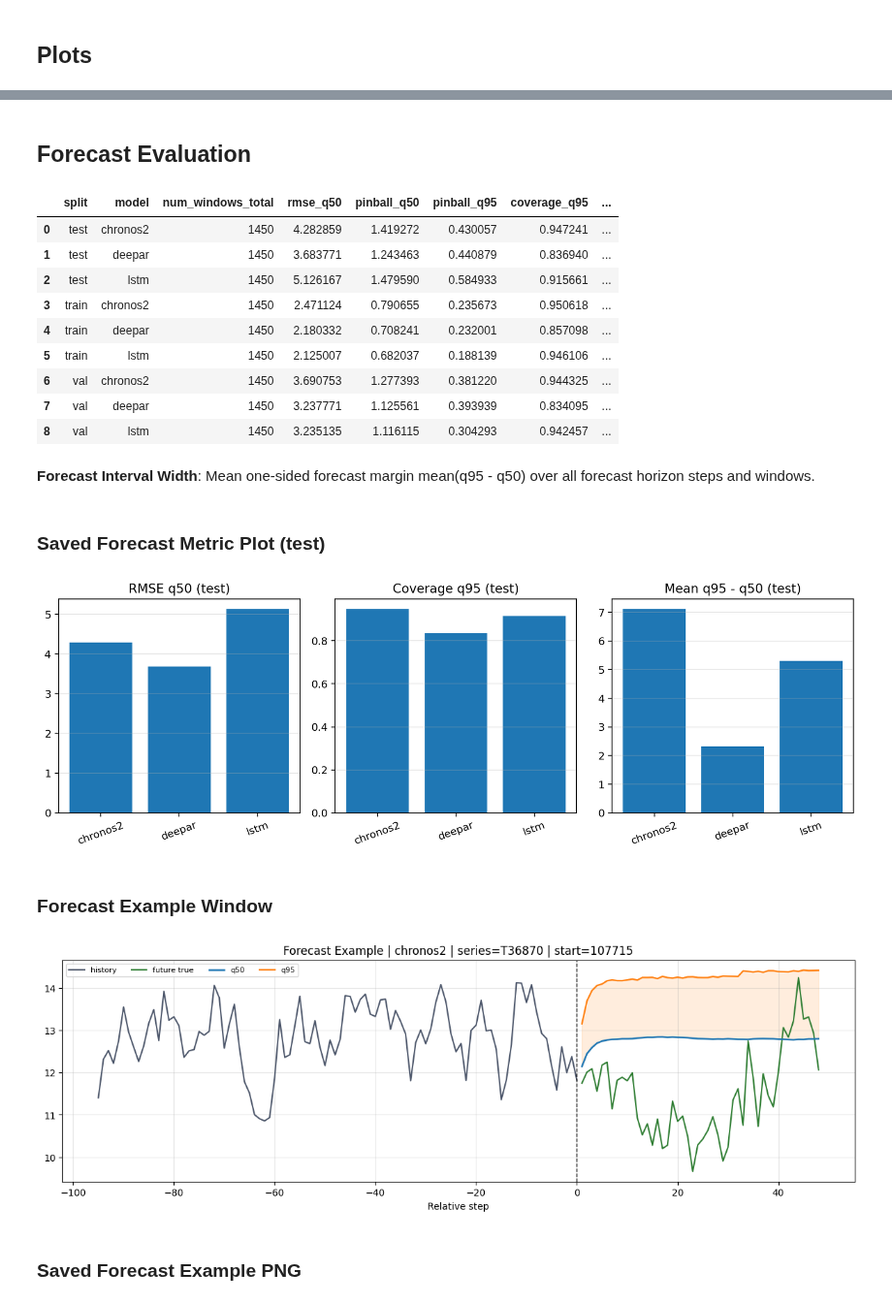
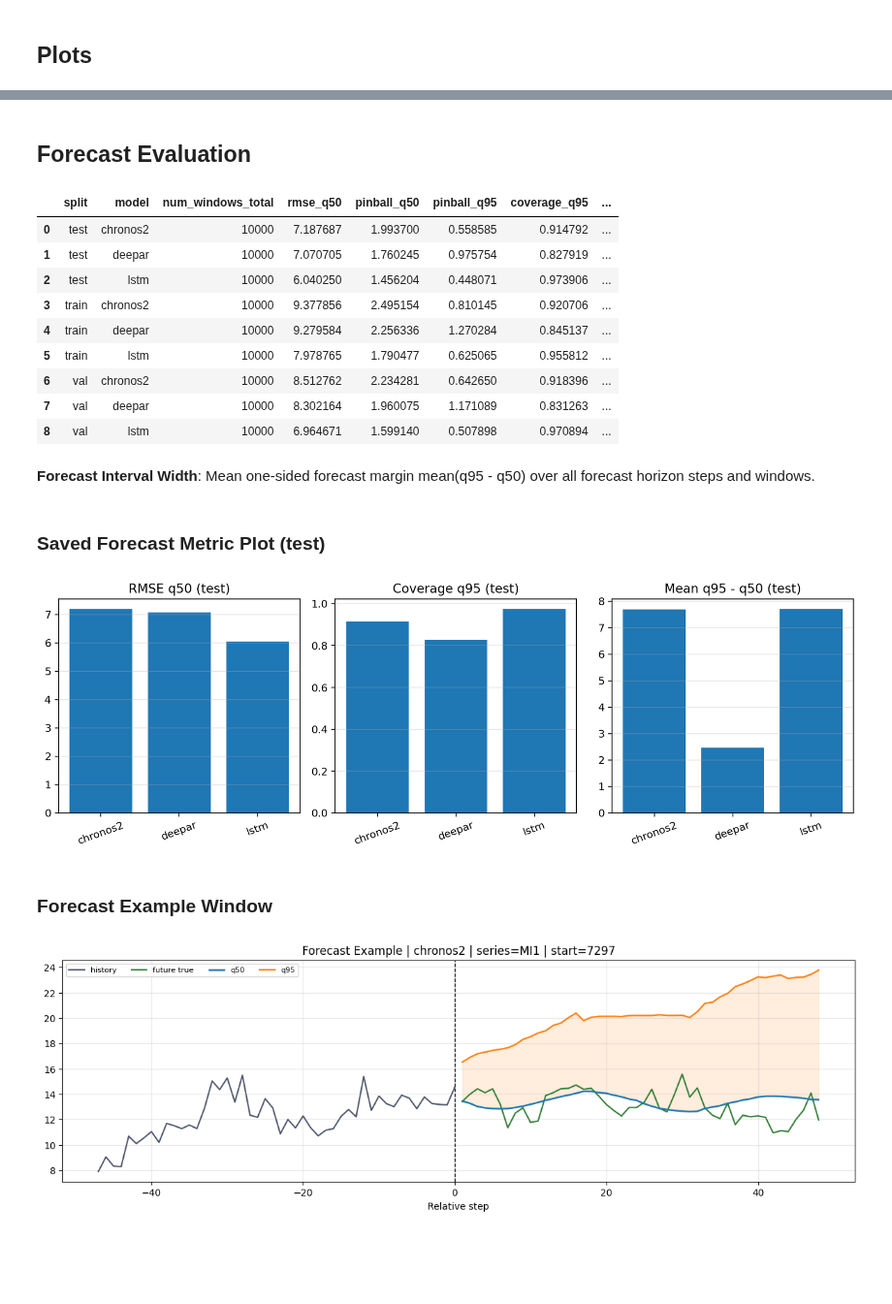
Before and after one commit to colinminini/LLM6G-Repository, a Jupyter notebook: notebooks/experiment_report.ipynb, the cells around one changed output, grey strips where cells are left out. Shown at 97% size. Cells and saved outputs as stored; diff of their text form; code cells hidden in the pictures; blank space fills up the shorter version.

```diff
--- a/notebooks/experiment_report.ipynb
+++ b/notebooks/experiment_report.ipynb
@@ -27,7 +27,7 @@ def find_repo_root(start: Path) -> Path:
 
 
 def default_experiment_dir(root: Path) -> Path:
-    canonical = root / 'results' / 'experiments' / 'data_1to672_ctx96_h48' / 'q50_q95_seed42'
+    canonical = root / 'results' / 'experiments' / 'data_tim_milan_10min_trainable_200_ctx48_h48' / 'q50_q95_seed42'
     if canonical.exists():
         return canonical
     candidates = sorted(
@@ -435,35 +435,34 @@ show_image_if_exists(REPORTS_DIR / 'training_loss.png', 'Saved Training Loss PNG
 # %%
 md('## Forecast Evaluation')
 forecast_metrics = discover_metric_rows(EXPERIMENT_DIR / 'forecast_eval' / 'forecast_eval_summary.json', '*_forecast_metrics.json')
 if not forecast_metrics.empty:
     ordered_columns = [
         'split', 'model', 'num_windows_total', 'rmse_q50', 'pinball_q50', 'pinball_q95', 'coverage_q95', 'interval_width_mean'
     ]
     existing_columns = [column for column in ordered_columns if column in forecast_metrics.columns]
     display(forecast_metrics[existing_columns].sort_values(['split', 'model']).reset_index(drop=True))
 else:
     note('No forecast metric JSON artifacts were found.')
 
 md(f'**Forecast Interval Width**: {FORECAST_INTERVAL_DEF}')
 show_image_if_exists(REPORTS_DIR / 'forecast_eval_test.png', 'Saved Forecast Metric Plot (test)')
 md('### Forecast Example Window')
 render_forecast_example(EXPERIMENT_DIR, split='test')
-show_image_if_exists(REPORTS_DIR / 'example_windows_test.png', 'Saved Forecast Example PNG')
+#show_image_if_exists(REPORTS_DIR / 'example_windows_test.png', 'Saved Forecast Example PNG')
 # %% [output]
 ## Forecast Evaluation
 |  | split | model | num_windows_total | rmse_q50 | pinball_q50 | pinball_q95 | coverage_q95 | ... |
-| 0 | test | chronos2 | 1450 | 4.282859 | 1.419272 | 0.430057 | 0.947241 | ... |
-| 1 | test | deepar | 1450 | 3.683771 | 1.243463 | 0.440879 | 0.836940 | ... |
-| 2 | test | lstm | 1450 | 5.126167 | 1.479590 | 0.584933 | 0.915661 | ... |
-| 3 | train | chronos2 | 1450 | 2.471124 | 0.790655 | 0.235673 | 0.950618 | ... |
-| 4 | train | deepar | 1450 | 2.180332 | 0.708241 | 0.232001 | 0.857098 | ... |
-| 5 | train | lstm | 1450 | 2.125007 | 0.682037 | 0.188139 | 0.946106 | ... |
-| 6 | val | chronos2 | 1450 | 3.690753 | 1.277393 | 0.381220 | 0.944325 | ... |
-| 7 | val | deepar | 1450 | 3.237771 | 1.125561 | 0.393939 | 0.834095 | ... |
-| 8 | val | lstm | 1450 | 3.235135 | 1.116115 | 0.304293 | 0.942457 | ... |
+| 0 | test | chronos2 | 10000 | 7.187687 | 1.993700 | 0.558585 | 0.914792 | ... |
+| 1 | test | deepar | 10000 | 7.070705 | 1.760245 | 0.975754 | 0.827919 | ... |
+| 2 | test | lstm | 10000 | 6.040250 | 1.456204 | 0.448071 | 0.973906 | ... |
+| 3 | train | chronos2 | 10000 | 9.377856 | 2.495154 | 0.810145 | 0.920706 | ... |
+| 4 | train | deepar | 10000 | 9.279584 | 2.256336 | 1.270284 | 0.845137 | ... |
+| 5 | train | lstm | 10000 | 7.978765 | 1.790477 | 0.625065 | 0.955812 | ... |
+| 6 | val | chronos2 | 10000 | 8.512762 | 2.234281 | 0.642650 | 0.918396 | ... |
+| 7 | val | deepar | 10000 | 8.302164 | 1.960075 | 1.171089 | 0.831263 | ... |
+| 8 | val | lstm | 10000 | 6.964671 | 1.599140 | 0.507898 | 0.970894 | ... |
 **Forecast Interval Width**: Mean one-sided forecast margin mean(q95 - q50) over all forecast horizon steps and windows.
 ### Saved Forecast Metric Plot (test)
-[figure, old version]
+[figure, new version]
 ### Forecast Example Window
-[figure, old version]
+[figure, new version]
-### Saved Forecast Example PNG
```
Also changed, not shown: parts of 6 cells of this notebook, 30 other files.
